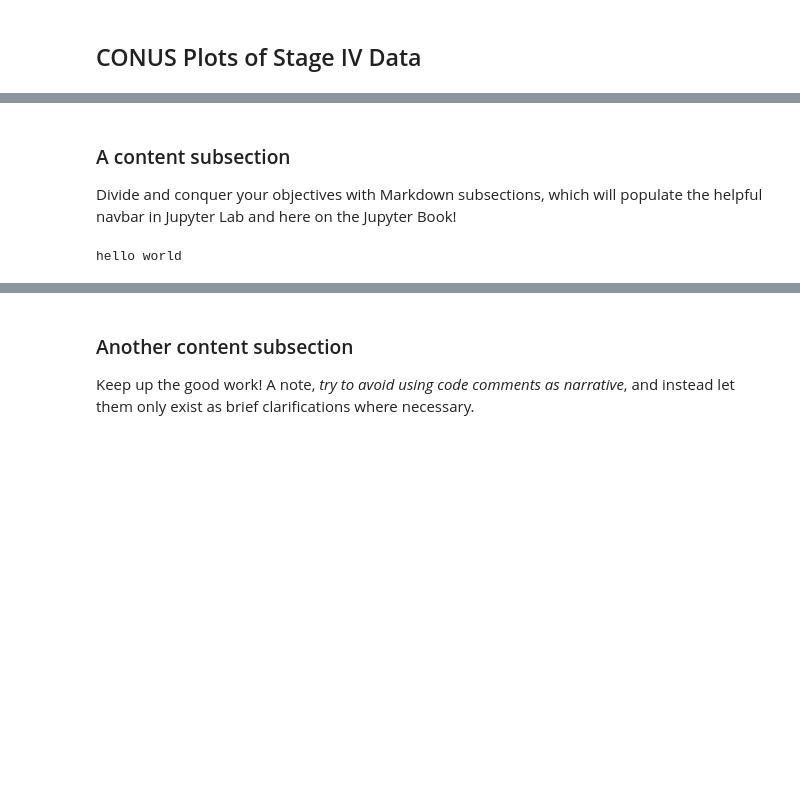
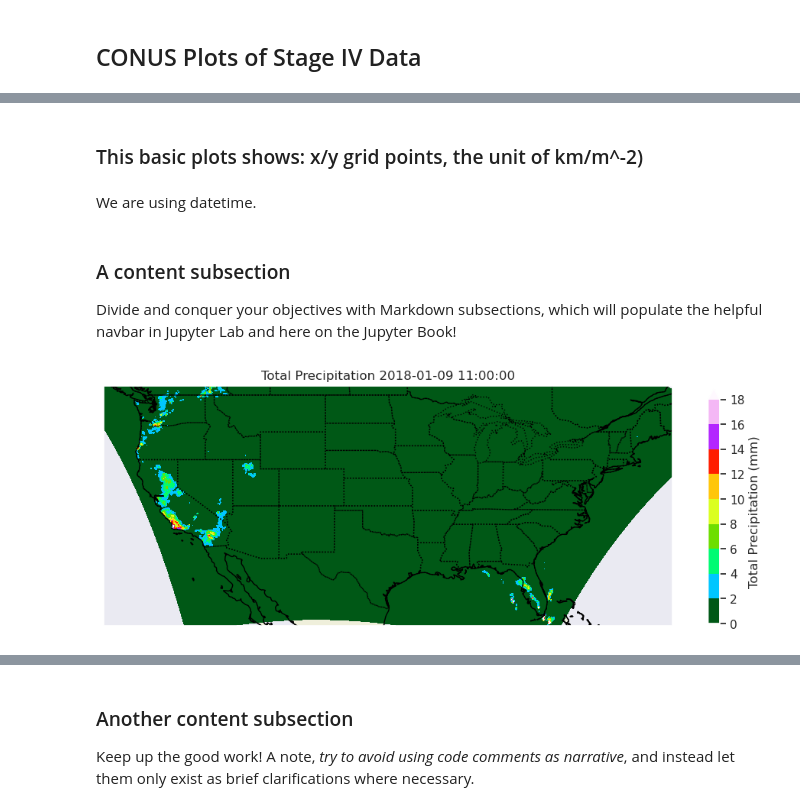
Before and after one commit to ProjectPythia/Stage-IV-Cookbook, a Jupyter notebook: notebooks/evan.ipynb, the cells around one changed output, grey strips where cells are left out. Cells and saved outputs as stored; diff of their text form; code cells hidden in the pictures; blank space fills up the shorter version.

```diff
--- a/notebooks/evan.ipynb
+++ b/notebooks/evan.ipynb
@@ -119,7 +84,47 @@ kg m^-2
+# %% [markdown]
+### This basic plots shows: x/y grid points, the unit of km/m^-2)
+# %% [markdown]
+We are using datetime.
 # %% [markdown]
 ### A content subsection
 Divide and conquer your objectives with Markdown subsections, which will populate the helpful navbar in Jupyter Lab and here on the Jupyter Book!
-# %%
-print("hello world")
-# %% [output]
-hello world
+# %%
+# Extract the relevant time range
+start_time = '2018-01-09 11:00:00'
+end_time = '2018-01-09 11:00:00'
+
+precipitation_data = ds['Total_precipitation_surface_1_Hour_Accumulation'].sel(time=slice(start_time, end_time))
+
+# Sum the precipitation values over the specified time range
+total_precipitation = precipitation_data.sum(dim='time')
+# %%
+lon = ds['lon'].values
+lat = ds['lat'].values
+
+# Transpose the total_precipitation array if needed
+total_precipitation = total_precipitation.transpose()
+
+# Create a larger figure with Cartopy
+fig, ax = plt.subplots(figsize=(12, 8), subplot_kw={'projection': ccrs.PlateCarree()})
+ax.set_extent([-128, -66.5, 24, 50], crs=ccrs.PlateCarree())
+
+# Add map features
+ax.add_feature(cfeature.COASTLINE)
+ax.add_feature(cfeature.BORDERS, linestyle=':')
+ax.add_feature(cfeature.STATES, linestyle=':')
+ax.add_feature(cfeature.LAND, edgecolor='black')
+
+# Plot the total precipitation on the map
+c = ax.contourf(lon, lat, total_precipitation, cmap='gist_ncar', levels=np.arange(0,20,2), extend='max', transform=ccrs.PlateCarree())
+colorbar = plt.colorbar(c, ax=ax, label='Total Precipitation (mm)', shrink=0.5)  # Adjust the shrink parameter as needed
+
+# Add title and labels
+#plt.title('Total Precipitation from {} to {}'.format(start_time, end_time))
+plt.title('Total Precipitation {}'.format(start_time))
+plt.xlabel('Longitude')
+plt.ylabel('Latitude')
+
+# Show the plot
+plt.show()
+# %% [output]
+[figure, added]
```
Also changed, not shown: parts of 6 cells of this notebook.
